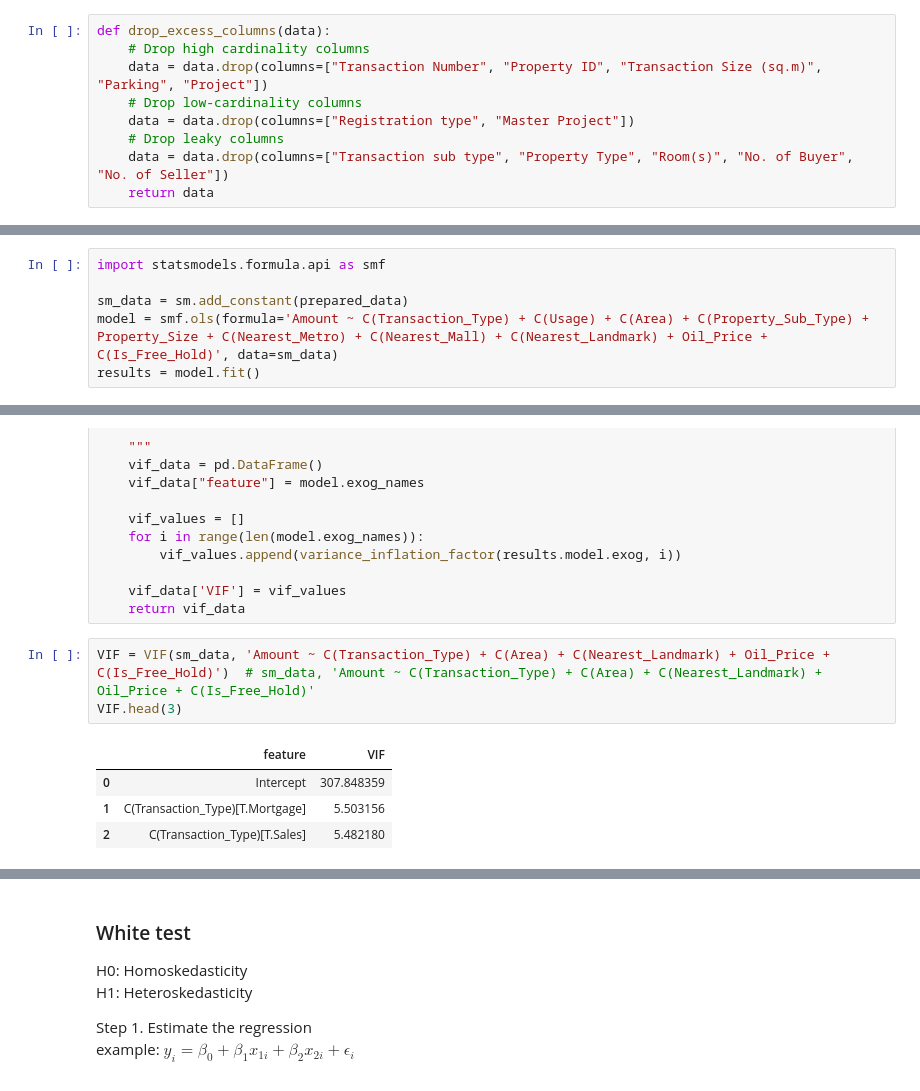
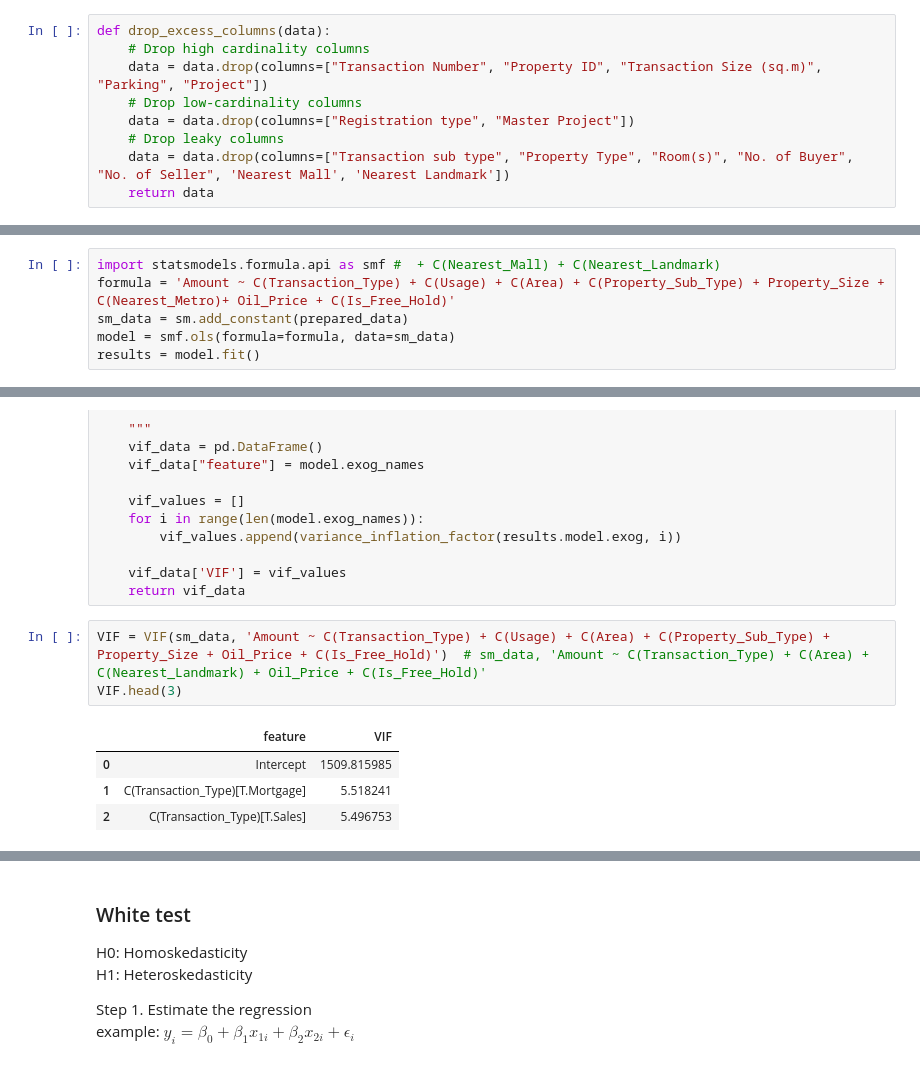
Before and after one commit to geporys/econometrics-project-assignment-hse-2022, a Jupyter notebook: Ivan's tests.ipynb, the cells around one changed output, grey strips where cells are left out. Cells and saved outputs as stored; diff of their text form.

```diff
--- a/Ivan's tests.ipynb
+++ b/Ivan's tests.ipynb
@@ -27,7 +28,7 @@ def drop_excess_columns(data):
     # Drop low-cardinality columns
     data = data.drop(columns=["Registration type", "Master Project"])
     # Drop leaky columns
-    data = data.drop(columns=["Transaction sub type", "Property Type", "Room(s)", "No. of Buyer", "No. of Seller"])
+    data = data.drop(columns=["Transaction sub type", "Property Type", "Room(s)", "No. of Buyer", "No. of Seller", 'Nearest Mall', 'Nearest Landmark'])
     return data
 # %%
 df = drop_excess_columns(df)
@@ -130,10 +119,10 @@ prepared_data = preparing_data_before_training(
     }
 )
 # %%
-import statsmodels.formula.api as smf
-
+import statsmodels.formula.api as smf #  + C(Nearest_Mall) + C(Nearest_Landmark)
+formula = 'Amount ~ C(Transaction_Type) + C(Usage) + C(Area) + C(Property_Sub_Type) + Property_Size + C(Nearest_Metro)+ Oil_Price + C(Is_Free_Hold)'
 sm_data = sm.add_constant(prepared_data)
-model = smf.ols(formula='Amount ~ C(Transaction_Type) + C(Usage) + C(Area) + C(Property_Sub_Type) + Property_Size + C(Nearest_Metro) + C(Nearest_Mall) + C(Nearest_Landmark) + Oil_Price + C(Is_Free_Hold)', data=sm_data)
+model = smf.ols(formula=formula, data=sm_data)
 results = model.fit()
 # %%
 results.summary()
@@ -299,10 +283,10 @@ def VIF2(model, results):  # from model
     vif_data['VIF'] = vif_values
     return vif_data
 # %%
-VIF = VIF(sm_data, 'Amount ~ C(Transaction_Type) + C(Area) + C(Nearest_Landmark) + Oil_Price + C(Is_Free_Hold)')  # sm_data, 'Amount ~ C(Transaction_Type) + C(Area) + C(Nearest_Landmark) + Oil_Price + C(Is_Free_Hold)'
+VIF = VIF(sm_data, 'Amount ~ C(Transaction_Type) + C(Usage) + C(Area) + C(Property_Sub_Type) + Property_Size + Oil_Price + C(Is_Free_Hold)')  # sm_data, 'Amount ~ C(Transaction_Type) + C(Area) + C(Nearest_Landmark) + Oil_Price + C(Is_Free_Hold)'
 VIF.head(3)
 # %% [output]
 |  | feature | VIF |
-| 0 | Intercept | 307.848359 |
-| 1 | C(Transaction_Type)[T.Mortgage] | 5.503156 |
-| 2 | C(Transaction_Type)[T.Sales] | 5.482180 |
+| 0 | Intercept | 1509.815985 |
+| 1 | C(Transaction_Type)[T.Mortgage] | 5.518241 |
+| 2 | C(Transaction_Type)[T.Sales] | 5.496753 |
```
Also changed, not shown: parts of 29 cells of this notebook, 4 other files.
